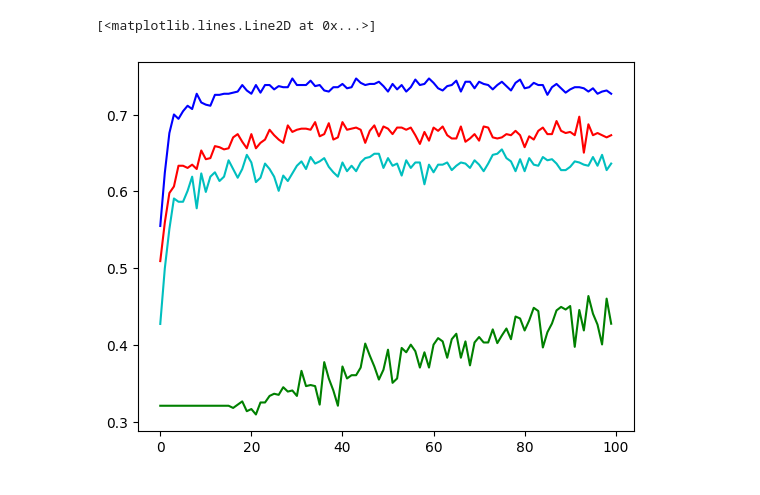
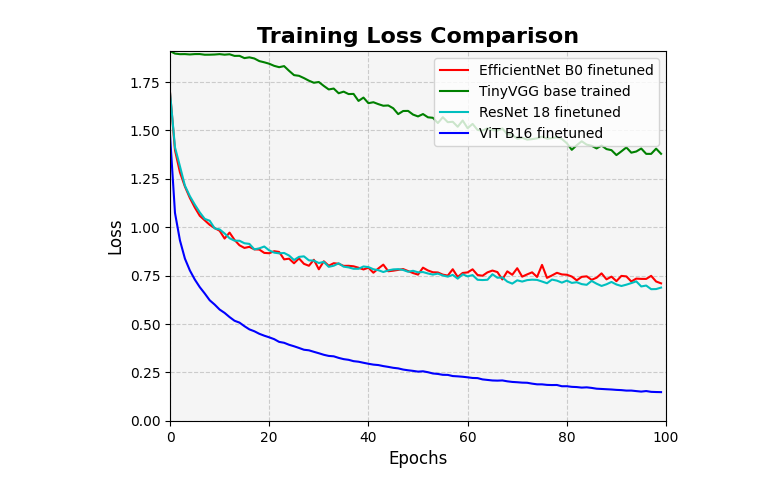
Before and after one commit to AkshayKulkarni3467/Malignancy-Detection, a Jupyter notebook: plots.ipynb, the cells around one changed output. Cells and saved outputs as stored; diff of their text form; code cells hidden in the pictures.

```diff
--- a/plots.ipynb
+++ b/plots.ipynb
@@ -42,8 +15,38 @@ plt.plot(array,data3['train_acc'],color='b')
-# %%
-plt.plot(array,data['test_acc'],color='r')
-plt.plot(array,data1['test_acc'],color='g')
-plt.plot(array,data2['test_acc'],color='c')
-plt.plot(array,data3['test_acc'],color='b')
-# %% [output]
-[<matplotlib.lines.Line2D at 0x...>]
-[figure, removed]
+# %%
+import numpy as np
+import matplotlib.pyplot as plt
+
+array = np.arange(0,100,1)
+plt.plot(array, data['train_loss'], color='r', label='EfficientNet B0 finetuned')
+plt.plot(array, data1['train_loss'], color='g', label='TinyVGG base trained')
+plt.plot(array, data2['train_loss'], color='c', label='ResNet 18 finetuned')
+plt.plot(array, data3['train_loss'], color='b', label='ViT B16 finetuned')
+
+# Adding a title
+plt.title('Training Loss Comparison', fontsize=16, fontweight='bold')
+
+# Adding x and y labels
+plt.xlabel('Epochs', fontsize=12)
+plt.ylabel('Loss', fontsize=12)
+
+# Adding a grid for better readability
+plt.grid(True, linestyle='--', alpha=0.6)
+
+# Adding a legend to distinguish the plots
+plt.legend(loc='upper right', fontsize=10)
+
+# Adjusting the ticks for better appearance
+plt.xticks(fontsize=10)
+plt.yticks(fontsize=10)
+
+# Setting plot limits (optional, depending on your data)
+plt.xlim(0, 100)
+plt.ylim(0, max(max(data['train_loss']), max(data1['train_loss']), max(data2['train_loss']), max(data3['train_loss'])))
+
+# Adding a background color (optional)
+plt.gca().set_facecolor('whitesmoke')
+
+# Displaying the plot
+plt.show()
+# %% [output]
+[figure, added]
```
Also changed, not shown: parts of 14 cells of this notebook, 2 other files.
